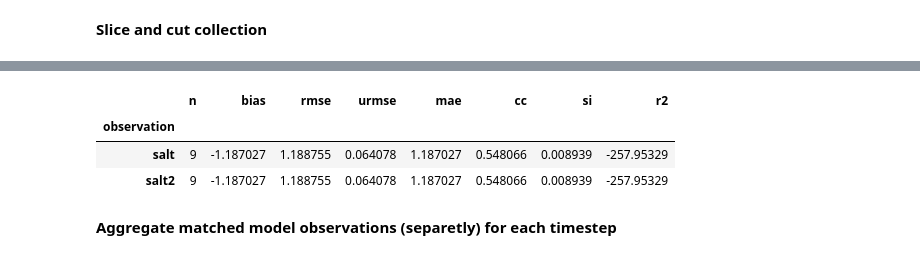
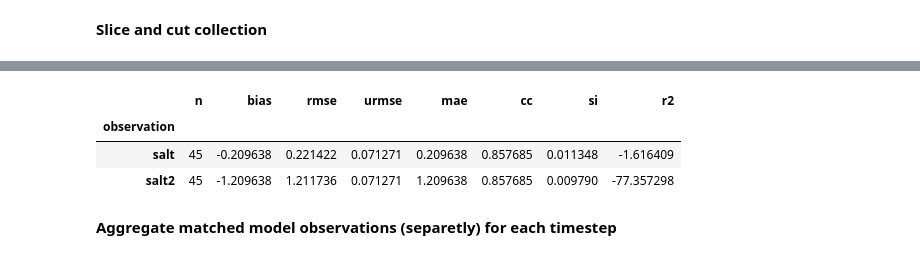
Before and after one commit to DHI/modelskill, a Jupyter notebook: notebooks/vertical_skill.ipynb, the cells around one changed output, grey strips where cells are left out. Cells and saved outputs as stored; diff of their text form; code cells hidden in the pictures.

```diff
--- a/notebooks/vertical_skill.ipynb
+++ b/notebooks/vertical_skill.ipynb
@@ -92,19 +98,20 @@ cmps.skill()
 # %%
 # modify vo slightly to test the z-selection
-def get_modified_comparer_copy(vo, mr):
+def create_extra_comparer(vo, mr):
     vo2 = vo.copy()
     vo2.data["salt"] = vo2.data["salt"] + 1
     cmp2 = ms.match(vo2, mr)
     return cmp2.rename({cmp2.name: "salt2"})
 
-cmp2 = get_modified_comparer_copy(vo, mr)
+cmp2 = create_extra_comparer(vo, mr)
+
 cmps = ms.ComparerCollection([cmp, cmp2])
-cmps.sel(z=-2).skill()
+cmps.sel(z=slice(-15, -5)).skill()
 # %% [output]
 |  | n | bias | rmse | urmse | mae | cc | si | r2 |
 | observation |  |  |  |  |  |  |  |  |
-| salt | 9 | -1.187027 | 1.188755 | 0.064078 | 1.187027 | 0.548066 | 0.008939 | -257.95329 |
-| salt2 | 9 | -1.187027 | 1.188755 | 0.064078 | 1.187027 | 0.548066 | 0.008939 | -257.95329 |
+| salt | 45 | -0.209638 | 0.221422 | 0.071271 | 0.209638 | 0.857685 | 0.011348 | -1.616409 |
+| salt2 | 45 | -1.209638 | 1.211736 | 0.071271 | 1.209638 | 0.857685 | 0.009790 | -77.357298 |
 # %% [markdown]
 **Aggregate matched model observations (separetly) for each timestep**
 # %%
```
Also changed, not shown: parts of 11 cells of this notebook.
